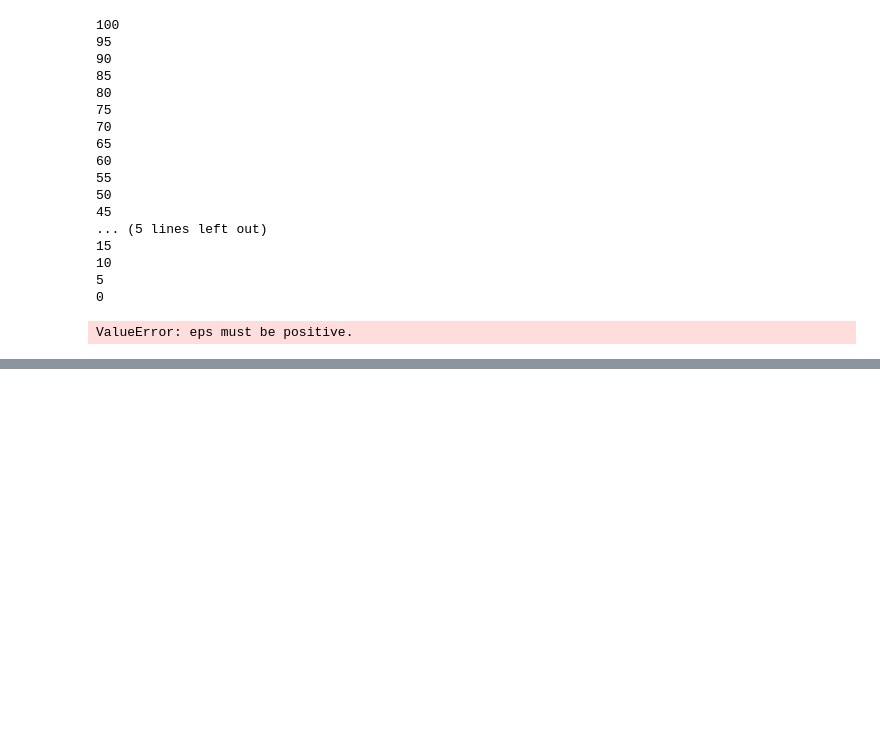
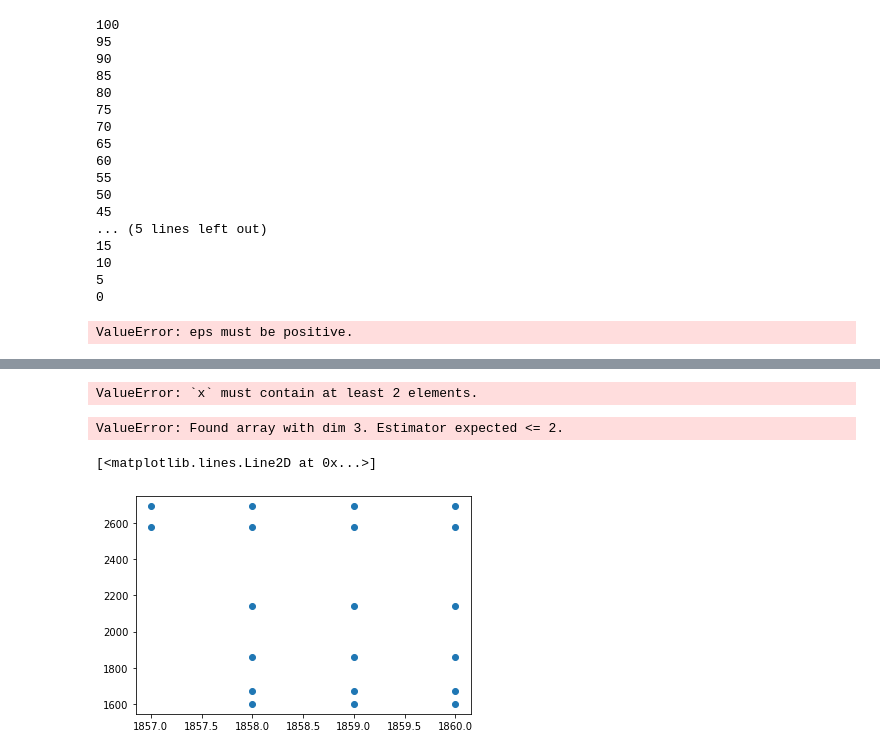
Before and after one commit to oro-sean/stripeField, a Jupyter notebook: labels.ipynb, the cells around one changed output, grey strips where cells are left out. Drawn from its saved outputs; the diff is of its cells as text; code cells hidden in the pictures; blank space fills up the shorter version.

```diff
--- a/labels.ipynb
+++ b/labels.ipynb
@@ -151,0 +138,25 @@ plt.imsave('stripes.png', assesment_image.astype('uint8'))
+# %%
+## building seperate arrays for each stripe
+stripes_single = np.copy(stripes_single[np.lexsort((stripes_single[:,0], stripes_single[:,1]))])
+single_labels = assesment_array[stripes_single[:,0], stripes_single[:,1]]
+sub_index = np.where(single_labels == 20)
+# %%
+from scipy.interpolate import CubicSpline
+x = stripes_single[sub_index[0],1]
+y = stripes_single[sub_index[0],0]
+
+cs = CubicSpline(x,y)
+# %% [output]
+ValueError: `x` must contain at least 2 elements.
+# %%
+from sklearn.neighbors import LocalOutlierFactor
+
+clf = LocalOutlierFactor(n_neighbors=20, contamination=0.1)
+pred = clf.fit_predict(kmeans_image)
+# %% [output]
+ValueError: Found array with dim 3. Estimator expected <= 2.
+# %%
+plt.plot(stripes_single[start_stop[3302:3320],1], stripes_single[start_stop[3300:3320],0], 'o')
+# %% [output]
+[<matplotlib.lines.Line2D at 0x...>]
+[figure, added]
```
Also changed, not shown: parts of 17 cells of this notebook.
